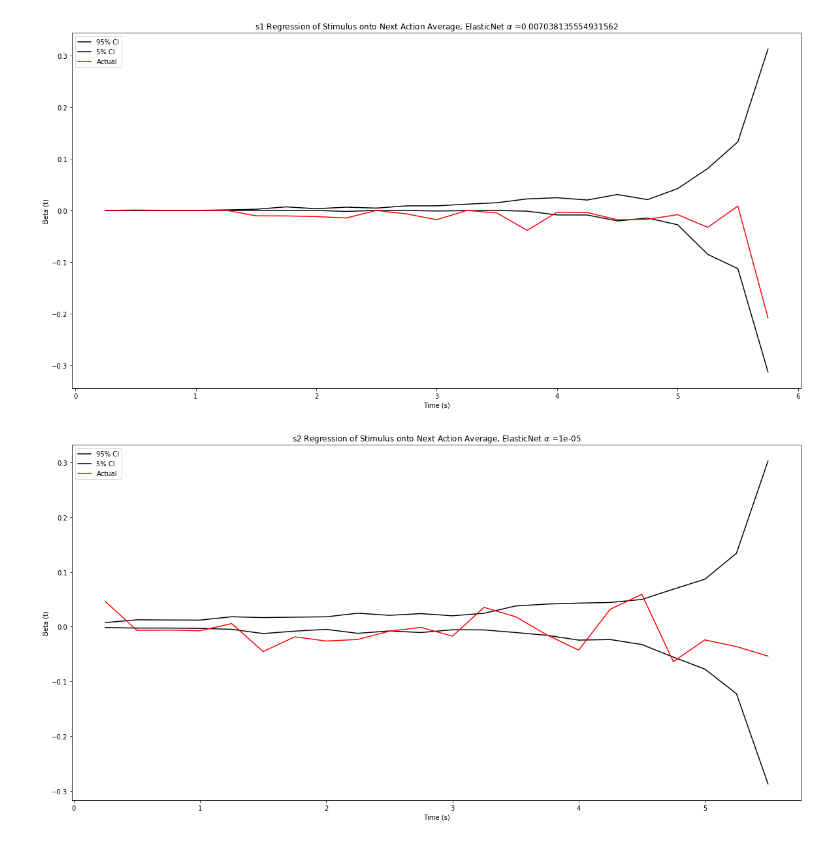
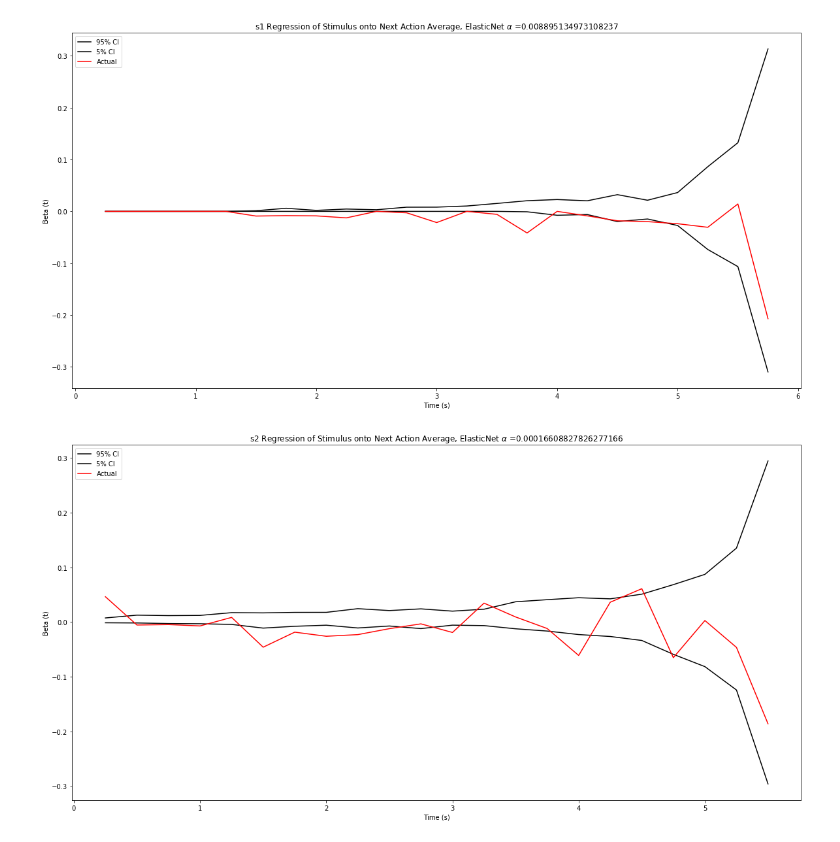
Before and after one commit to edpdatascience/SPOT, a Jupyter notebook: e3-nextX-ElasticNet.ipynb, the cells around one changed output. Cells and saved outputs as stored; diff of their text form; code cells hidden in the pictures.

```diff
--- a/e3-nextX-ElasticNet.ipynb
+++ b/e3-nextX-ElasticNet.ipynb
@@ -110,7 +110,7 @@ for subject in subjects:
 
 
     X_train, X_test, y_train, y_test = train_test_split(
-        reshaped_data[['stim', 't_stim']], reshaped_data.next_move, test_size=0.1, random_state=42)
+        reshaped_data[['stim', 't_stim']], reshaped_data.next_move, test_size=0.2, random_state=42)
 
    # 2) Regress next_move onto stim for each time-step, t_stim.
     # #############################################################################
@@ -124,9 +124,9 @@ for subject in subjects:
     test_errors = list()
     for alpha in alphas:
         enet.set_params(alpha=alpha)
-        enet.fit(X_train, y_train)
-        train_errors.append(enet.score(X_train, y_train))
-        test_errors.append(enet.score(X_test, y_test))
+        enet.fit(X_train[['stim']], y_train)
+        train_errors.append(enet.score(X_train[['stim']], y_train))
+        test_errors.append(enet.score(X_test[['stim']], y_test))
 
     i_alpha_optim = np.argmax(test_errors)
     alpha_optim = alphas[i_alpha_optim]
@@ -334,7 +334,7 @@ for subject in subjects:
     hard_trials = reshaped_data[abs(reshaped_data.p)<0.3]
 
     X_train, X_test, y_train, y_test = train_test_split(
-        hard_trials[['stim', 't_stim']], hard_trials.next_move, test_size=0.1, random_state=42)
+        hard_trials[['stim', 't_stim']], hard_trials.next_move, test_size=0.2, random_state=42)
 
    # 2) Regress next_move onto stim for each time-step, t_stim.
     # #############################################################################
@@ -348,9 +348,9 @@ for subject in subjects:
     test_errors = list()
     for alpha in alphas:
         enet.set_params(alpha=alpha)
-        enet.fit(X_train, y_train)
-        train_errors.append(enet.score(X_train, y_train))
-        test_errors.append(enet.score(X_test, y_test))
+        enet.fit(X_train[['stim']], y_train)
+        train_errors.append(enet.score(X_train[['stim']], y_train))
+        test_errors.append(enet.score(X_test[['stim']], y_test))
 
     i_alpha_optim = np.argmax(test_errors)
     alpha_optim = alphas[i_alpha_optim]
@@ -435,32 +435,32 @@ for subject in subjects:
         ci_95.append(np.percentile(beta_surrogates[:,i], 95))
         ci_5.append(np.percentile(beta_surrogates[:,i], 5))
 
     plt.figure(figsize=(20,10))
     plt.plot(ts, ci_95, color = 'Black')
     plt.plot(ts, ci_5, color = 'Black')
 
     plt.plot(ts, betas, color = 'Red')
     plt.title(subject +  ' Regression of Stimulus onto Next Action Average'+', ElasticNet' + ' $ \\alpha $ =' + str(alpha_optim))
     plt.xlabel('Time (s)')
     plt.ylabel('Beta (t)')
     plt.legend([ '95% CI', '5% CI', 'Actual'])
 # %% [output]
 A value is trying to be set on a copy of a slice from a DataFrame
 
 See the caveats in the documentation: http://pandas.pydata.org/pandas-docs/stable/indexing.html#indexing-view-versus-copy
 A value is trying to be set on a copy of a slice from a DataFrame
 
 See the caveats in the documentation: http://pandas.pydata.org/pandas-docs/stable/indexing.html#indexing-view-versus-copy
 A value is trying to be set on a copy of a slice from a DataFrame
 
 See the caveats in the documentation: http://pandas.pydata.org/pandas-docs/stable/indexing.html#indexing-view-versus-copy
 A value is trying to be set on a copy of a slice from a DataFrame
 
 See the caveats in the documentation: http://pandas.pydata.org/pandas-docs/stable/indexing.html#indexing-view-versus-copy
 ... (8 lines left out)
 See the caveats in the documentation: http://pandas.pydata.org/pandas-docs/stable/indexing.html#indexing-view-versus-copy
 A value is trying to be set on a copy of a slice from a DataFrame
 
 See the caveats in the documentation: http://pandas.pydata.org/pandas-docs/stable/indexing.html#indexing-view-versus-copy
-[figure, old version]
+[figure, new version]
-[figure, old version]
+[figure, new version]
```
Also changed, not shown: parts of 2 cells of this notebook.
